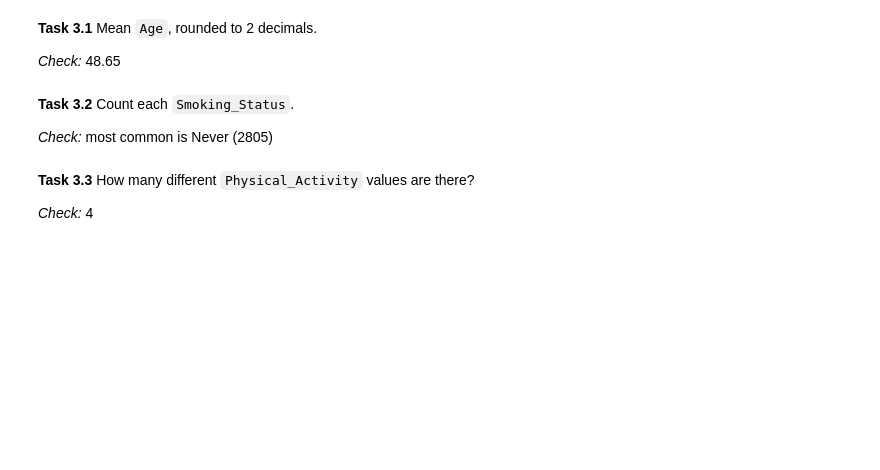
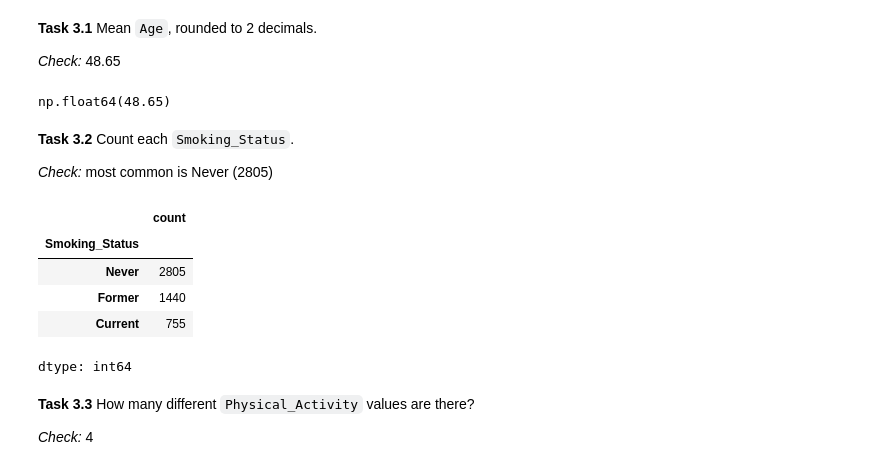
Before and after one commit to ShreyaReddy08/week-5-PFDA, a Jupyter notebook: Week5_Workshop_Pandas_Student.ipynb, the cells around one changed output. Cells and saved outputs as stored; diff of their text form; code cells hidden in the pictures; blank space fills up the shorter version.

```diff
--- a/Week5_Workshop_Pandas_Student.ipynb
+++ b/Week5_Workshop_Pandas_Student.ipynb
@@ -315,12 +343,23 @@ len(df[df['Physical_Activity'].isin([...])])
 *Check:* 48.65
 # %%
 # your code here
+df['Age'].mean().round(2)
+# %% [output]
+np.float64(48.65)
 # %% [markdown]
 **Task 3.2** Count each `Smoking_Status`.
 
 *Check:* most common is Never (2805)
 # %%
 # your code here
+df['Smoking_Status'].value_counts()
+# %% [output]
+|  | count |
+| Smoking_Status |  |
+| Never | 2805 |
+| Former | 1440 |
+| Current | 755 |
+dtype: int64
 # %% [markdown]
 **Task 3.3** How many different `Physical_Activity` values are there?
 
```
Also changed, not shown: parts of 7 cells of this notebook.
